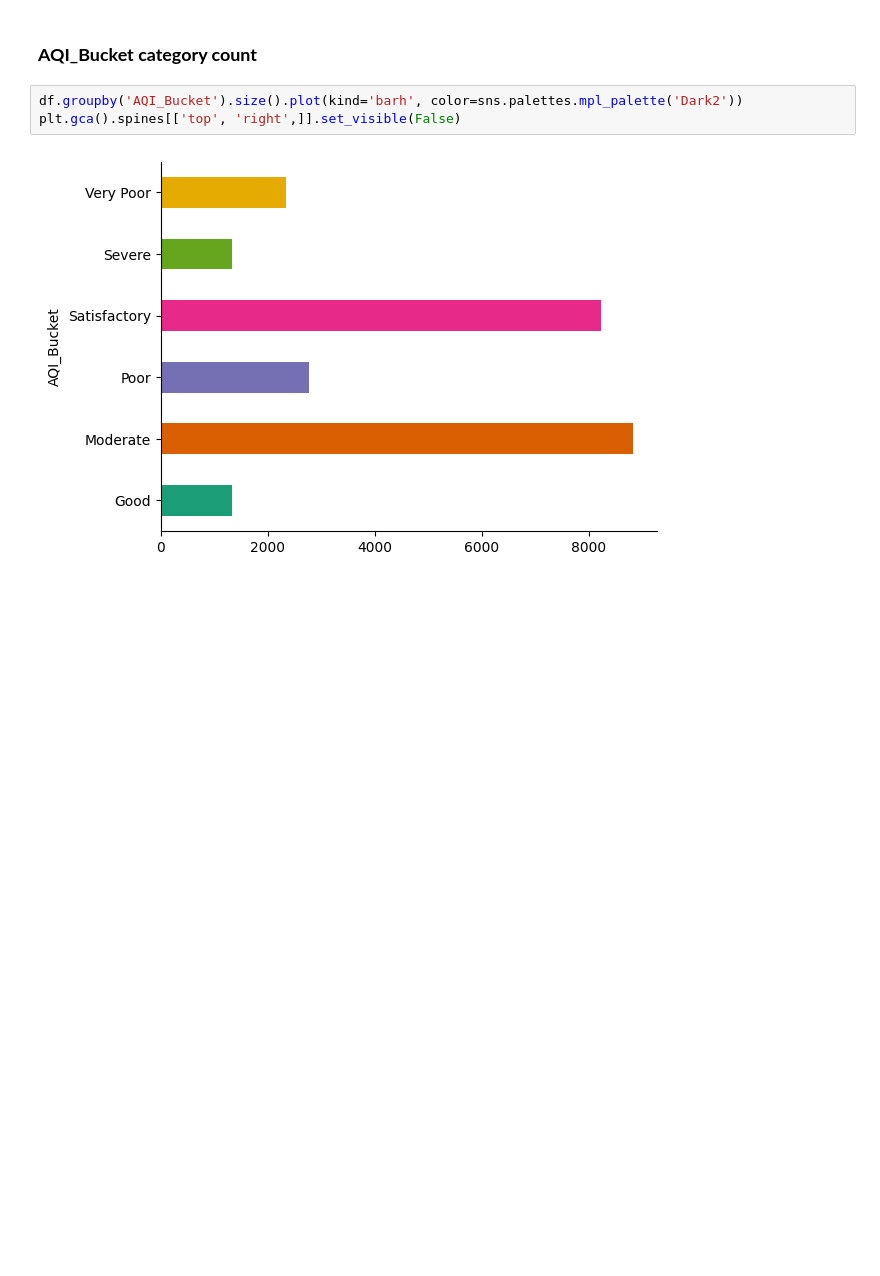
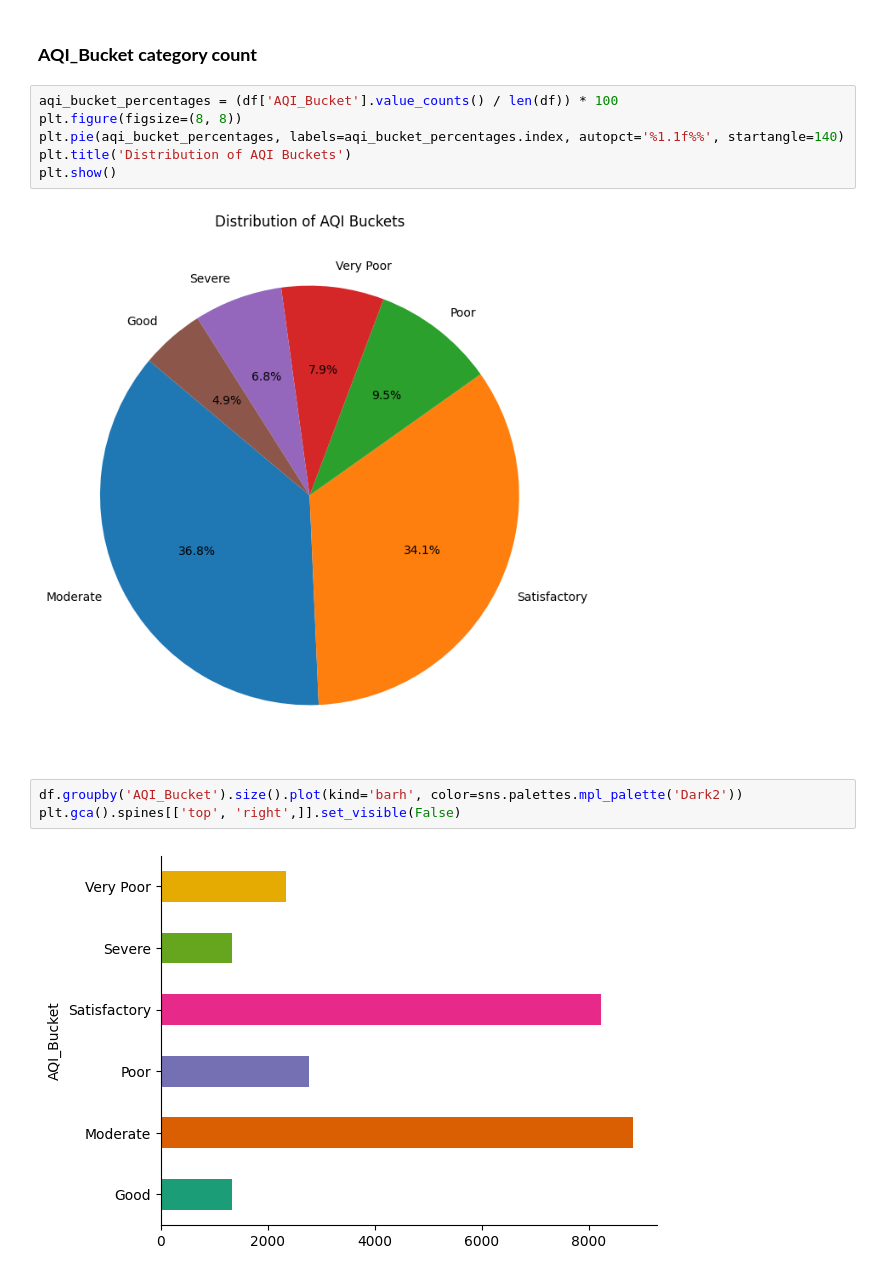
Before and after one commit to ShubhamKNIT/AlgoMinds, a Jupyter notebook: notebook/aqi_predictor.ipynb, the cells around one changed output. Drawn from its saved outputs; the diff is of its cells as text; blank space fills up the shorter version.

Commit message:
Added pieplot for AQI_Bucket and distributioin after changes in the data

```diff
--- a/notebook/aqi_predictor.ipynb
+++ b/notebook/aqi_predictor.ipynb
@@ -158,5 +158,13 @@ dtype: int64
 # %% [markdown]
 ### **AQI_Bucket category count**
+# %%
+aqi_bucket_percentages = (df['AQI_Bucket'].value_counts() / len(df)) * 100
+plt.figure(figsize=(8, 8))
+plt.pie(aqi_bucket_percentages, labels=aqi_bucket_percentages.index, autopct='%1.1f%%', startangle=140)
+plt.title('Distribution of AQI Buckets')
+plt.show()
+# %% [output]
+[figure, added]
 # %%
 df.groupby('AQI_Bucket').size().plot(kind='barh', color=sns.palettes.mpl_palette('Dark2'))
 plt.gca().spines[['top', 'right',]].set_visible(False)
```
Also changed, not shown: parts of 5 cells of this notebook.
